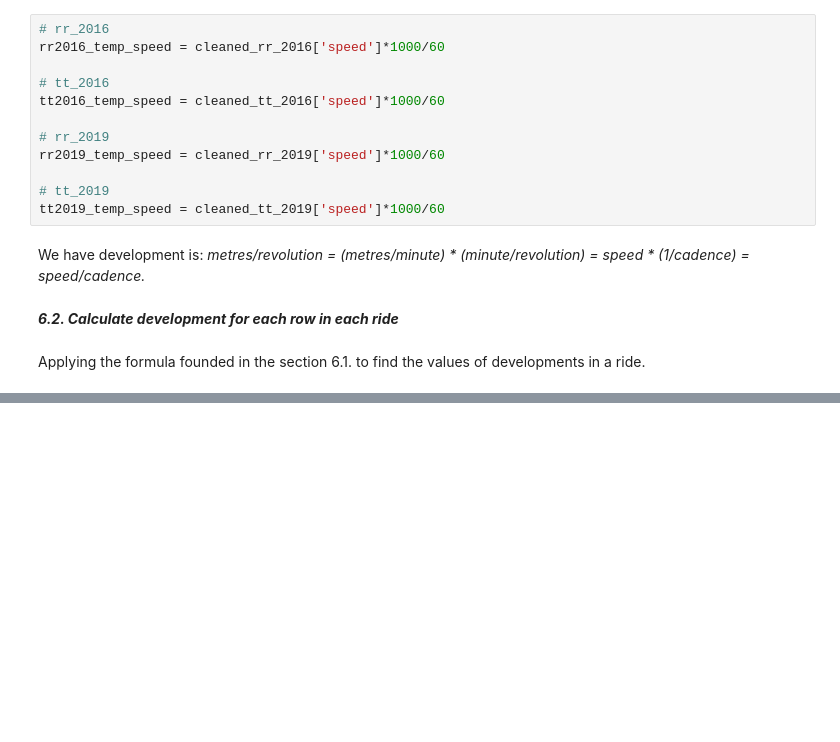
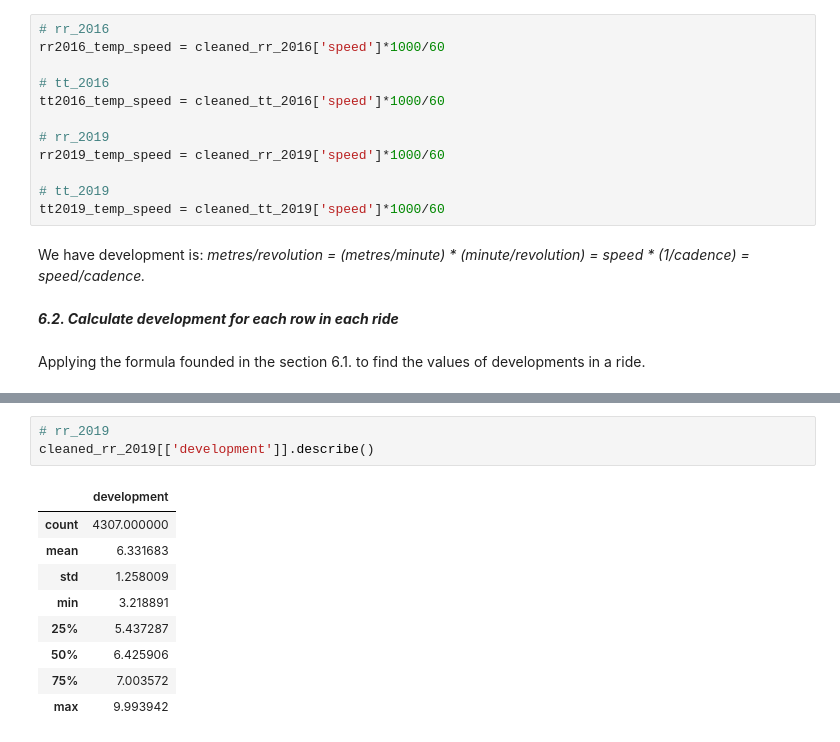
Before and after one commit to xuyenlinhHuynh/data-science-portfolio-xuyenlinhHuynh, a Jupyter notebook: Portfolio 1.ipynb, the cells around one changed output, grey strips where cells are left out. Saved outputs shown, nothing was run; the diff lists cells and outputs as text; blank space fills up the shorter version.

```diff
--- a/Portfolio 1.ipynb
+++ b/Portfolio 1.ipynb
@@ -1280,0 +1352,13 @@ Length: 2817, dtype: float64
+# %%
+# rr_2019
+cleaned_rr_2019[['development']].describe()
+# %% [output]
+|  | development |
+| count | 4307.000000 |
+| mean | 6.331683 |
+| std | 1.258009 |
+| min | 3.218891 |
+| 25% | 5.437287 |
+| 50% | 6.425906 |
+| 75% | 7.003572 |
+| max | 9.993942 |
```
Also changed, not shown: parts of 14 cells of this notebook.
